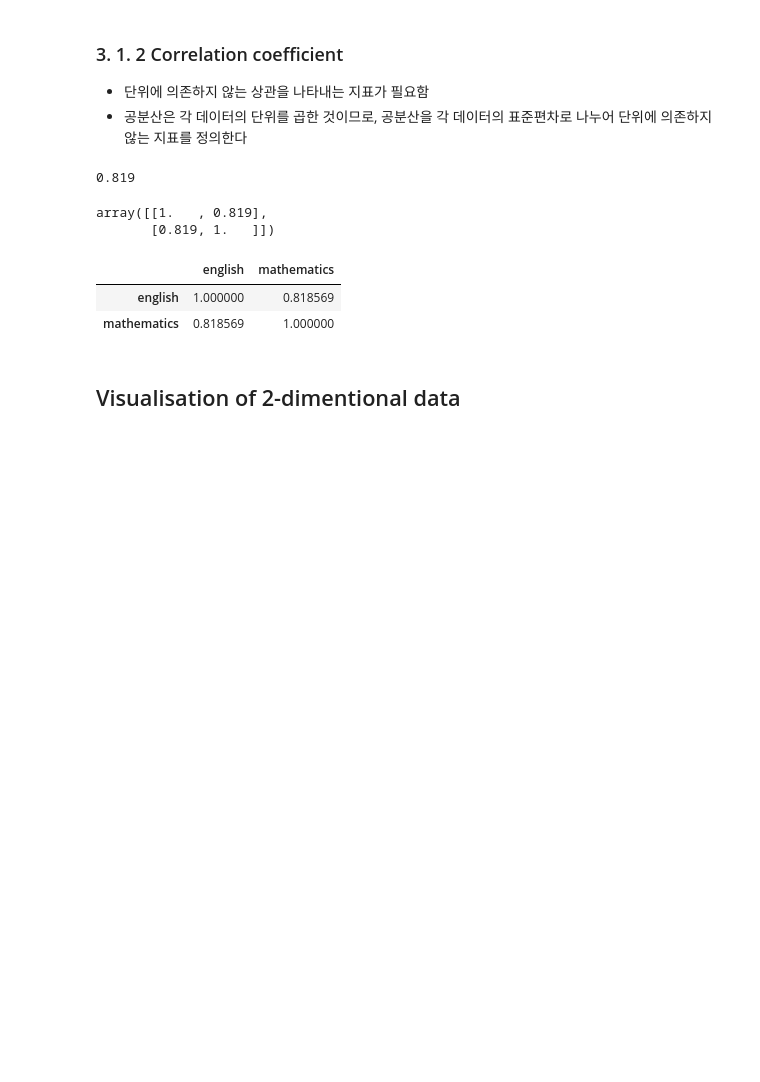
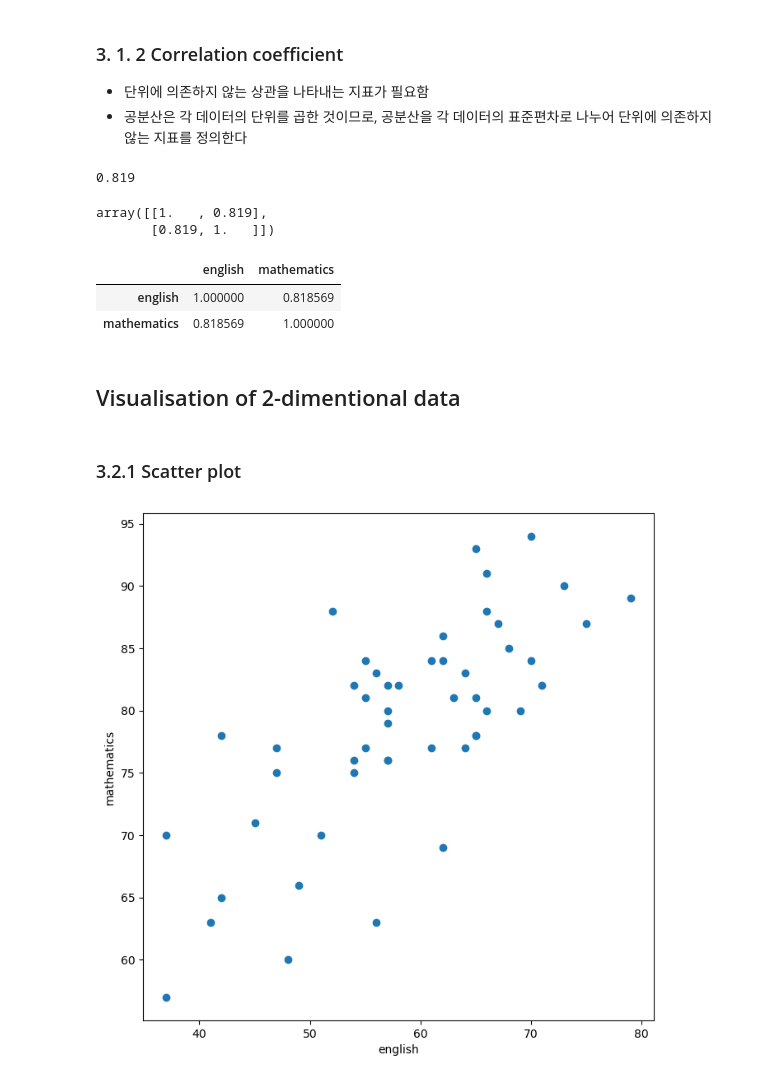
Before and after one commit to joanna-jaeeun/Statistics-with-Python, a Jupyter notebook: notebook/03. 2-dimensional data.ipynb, the cells around one changed output. Saved outputs shown, nothing was run; the diff lists cells and outputs as text; code cells hidden in the pictures; blank space fills up the shorter version.

Commit message:
visualisation

```diff
--- a/notebook/03. 2-dimensional data.ipynb
+++ b/notebook/03. 2-dimensional data.ipynb
@@ -115,3 +115,5 @@ scores_df.corr()
 | mathematics | 0.818569 | 1.000000 |
 # %% [markdown]
 ## Visualisation of 2-dimentional data
+# %% [markdown]
+### 3.2.1 Scatter plot
@@ -117,0 +124,15 @@ scores_df.corr()
+# %%
+english_scores = np.array(df['english'])
+math_scores = np.array(df['mathematics'])
+
+fig = plt.figure(figsize=(8, 8))
+ax = fig.add_subplot(111)
+
+# Scatter plot
+ax.scatter(english_scores, math_scores)
+ax.set_xlabel('english')
+ax.set_ylabel('mathematics')
+
+plt.show()
+# %% [output]
+[figure, added]
```
Also changed, not shown: parts of 10 cells of this notebook.
